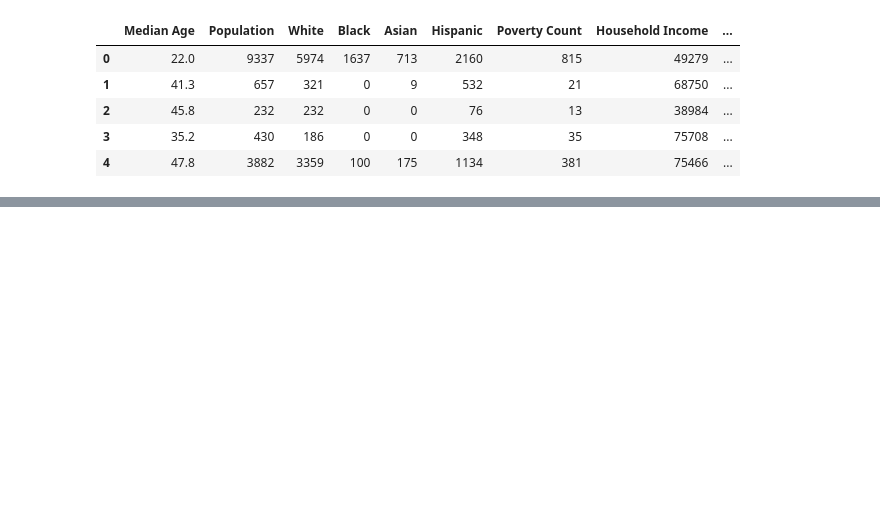
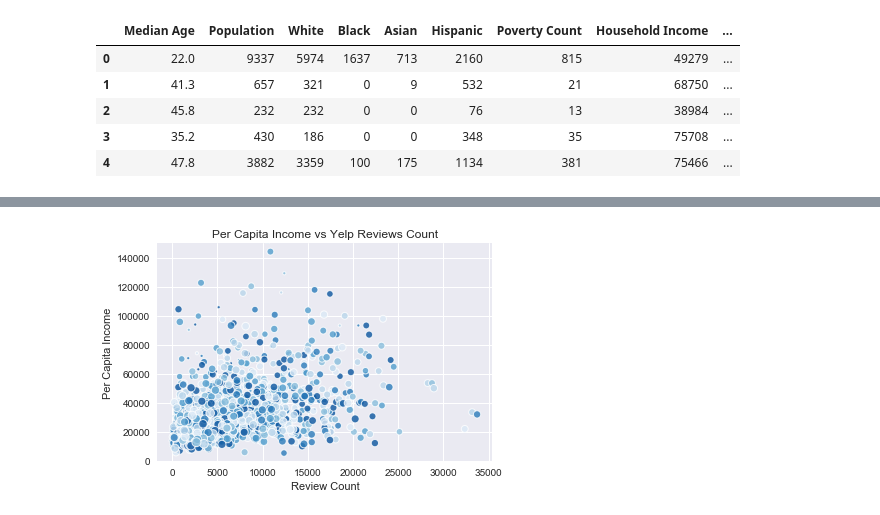
Before and after one commit to shethmonali/Project-One, a Jupyter notebook: yc_charts_ken.ipynb, the cells around one changed output, grey strips where cells are left out. Drawn from its saved outputs; the diff is of its cells as text; code cells hidden in the pictures; blank space fills up the shorter version.

```diff
--- a/yc_charts_ken.ipynb
+++ b/yc_charts_ken.ipynb
@@ -68,0 +97,19 @@ plt.show()
+# %%
+# All-in Bubble Plot of Per Capita Income vs Review Count with 'Average Delta' as Bubble Size
+plt.scatter(yc_fin_df["Review Count"],
+            yc_fin_df["Per Capita Income"],
+            s=yc_fin_df["Average Delta"]*10, c=sns.color_palette("Blues"),
+            edgecolor="white", linewidths=1, marker="o",
+            alpha=0.8, label="Poverty")
+
+# Incorporate the other graph properties
+plt.title("Per Capita Income vs Yelp Reviews Count")
+plt.ylabel("Per Capita Income")
+plt.xlabel("Review Count")
+plt.ylim((0,150000))
+plt.grid(True)
+sns.set()
+
+plt.show()
+# %% [output]
+[figure, added]
```
Also changed, not shown: parts of 9 cells of this notebook.
